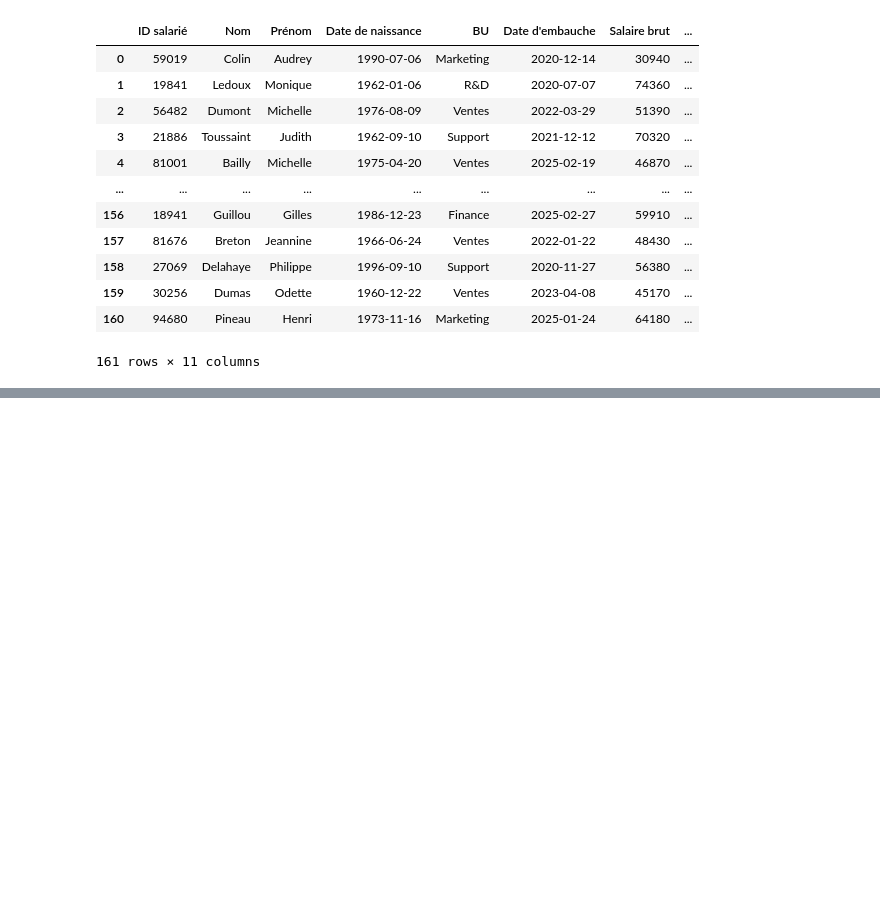
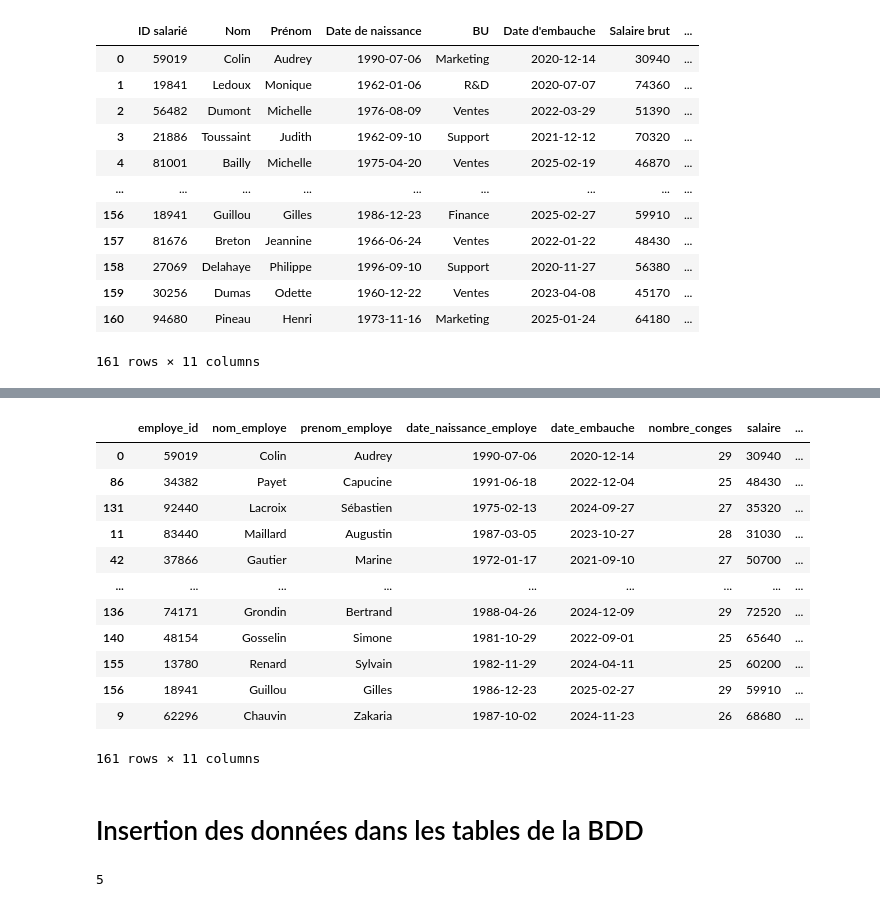
Before and after one commit to Ketua45/SportDataSolution, a Jupyter notebook: code/Data_Explore.ipynb, the cells around one changed output, grey strips where cells are left out. Saved outputs shown, nothing was run; the diff lists cells and outputs as text; code cells hidden in the pictures; blank space fills up the shorter version.

```diff
--- a/code/Data_Explore.ipynb
+++ b/code/Data_Explore.ipynb
@@ -30,0 +251,10 @@ data_rh
+# %%
+# Table contrat
+
+data_contrat = pd.DataFrame(data_rh_sport["Type de contrat"].unique(), columns=["nom_contrat"])
+
+data_contrat = data_contrat.reset_index().rename(columns={"index": "contrat_id"})
+
+data_contrat.to_csv('/home/romain/formation_data_engineer/Projet_12_SportDataSolution/data/tables_sql/contrats.csv', index=False)
+
+data_contrat
@@ -30,0 +265,10 @@ data_rh
+# %%
+# Table moyen de déplacement
+
+data_moyen_deplacement = pd.DataFrame(data_rh_sport["Moyen de déplacement"].unique(), columns=["nom_moyen_deplacement"])
+
+data_moyen_deplacement = data_moyen_deplacement.reset_index().rename(columns={"index": "moyen_deplacement_id"})
+
+data_moyen_deplacement.to_csv('/home/romain/formation_data_engineer/Projet_12_SportDataSolution/data/tables_sql/moyens_deplacement.csv', index=False)
+
+data_moyen_deplacement
@@ -30,0 +281,49 @@ data_rh
+# %%
+# Création table employés avec les clés étrangères
+
+data_employes = data_rh_sport[["ID salarié", "Nom", "Prénom", "Date de naissance", "Date d'embauche", "Type de contrat", "BU", "Moyen de déplacement", "Nombre de jours de CP", "Salaire brut", "Adresse du domicile"]]
+
+data_employes = (
+    data_employes
+    .join(data_contrat.set_index("nom_contrat"), on="Type de contrat", how="right")
+    .join(data_departement.set_index("nom_departement"), on="BU", how="right")
+    .join(data_moyen_deplacement.set_index("nom_moyen_deplacement"), on="Moyen de déplacement", how="right")
+    .drop(columns=["Type de contrat", "BU", "Moyen de déplacement"])
+)
+
+
+# Changement des noms de colonnes pour correspondre à la convention snake_case et à la bdd
+
+data_employes = data_employes.rename(columns={
+    "ID salarié": "employe_id",
+    "Nom": "nom_employe",
+    "Prénom": "prenom_employe",
+    "Date de naissance": "date_naissance_employe",
+    "BU": "departement_id",
+    "Date d'embauche": "date_embauche",
+    "Salaire brut": "salaire",
+    "contrat_id": "type_contrat_id",
+    "Adresse du domicile": "adresse",
+    "Moyen de déplacement": "moyen_deplacement_id",
+    "Nombre de jours de CP": "nombre_conges"
+})
+
+data_employes.to_csv('/home/romain/formation_data_engineer/Projet_12_SportDataSolution/data/tables_sql/employes.csv', index=False)
+
+data_employes
+# %% [output]
+|  | employe_id | nom_employe | prenom_employe | date_naissance_employe | date_embauche | nombre_conges | salaire | ... |
+| 0 | 59019 | Colin | Audrey | 1990-07-06 | 2020-12-14 | 29 | 30940 | ... |
+| 86 | 34382 | Payet | Capucine | 1991-06-18 | 2022-12-04 | 25 | 48430 | ... |
+| 131 | 92440 | Lacroix | Sébastien | 1975-02-13 | 2024-09-27 | 27 | 35320 | ... |
+| 11 | 83440 | Maillard | Augustin | 1987-03-05 | 2023-10-27 | 28 | 31030 | ... |
+| 42 | 37866 | Gautier | Marine | 1972-01-17 | 2021-09-10 | 27 | 50700 | ... |
+| ... | ... | ... | ... | ... | ... | ... | ... | ... |
+| 136 | 74171 | Grondin | Bertrand | 1988-04-26 | 2024-12-09 | 29 | 72520 | ... |
+| 140 | 48154 | Gosselin | Simone | 1981-10-29 | 2022-09-01 | 25 | 65640 | ... |
+| 155 | 13780 | Renard | Sylvain | 1982-11-29 | 2024-04-11 | 25 | 60200 | ... |
+| 156 | 18941 | Guillou | Gilles | 1986-12-23 | 2025-02-27 | 29 | 59910 | ... |
+| 9 | 62296 | Chauvin | Zakaria | 1987-10-02 | 2024-11-23 | 26 | 68680 | ... |
+161 rows × 11 columns
+# %% [markdown]
+# Insertion des données dans les tables de la BDD
@@ -30,0 +336,11 @@ data_rh
+# %%
+# Push des données sur la table département
+
+data_departement.to_sql(
+    name="departement",   # nom de la table en base
+    con=engine,
+    if_exists="append",   # "append" = ajoute, "replace" = écrase
+    index=False           # ne pas insérer l'index pandas comme colonne
+)
+# %% [output]
+5
```
Also changed, not shown: parts of 44 cells of this notebook, 7 other files.
